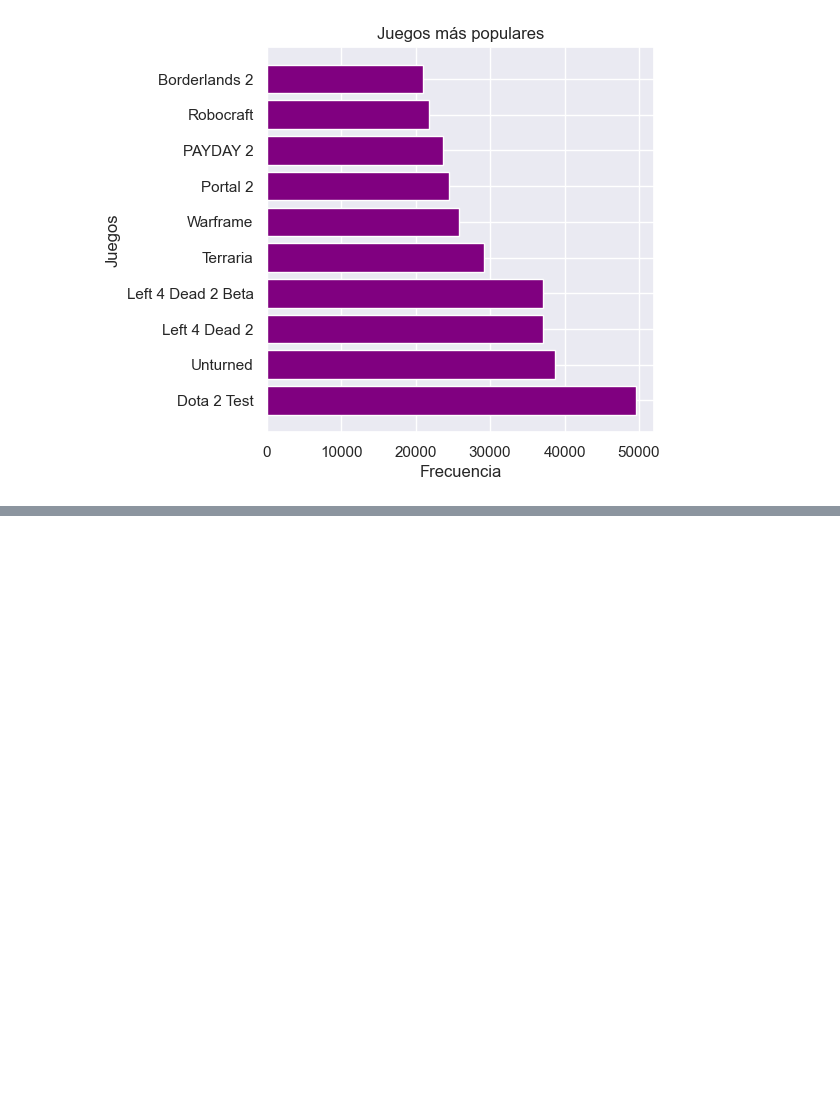
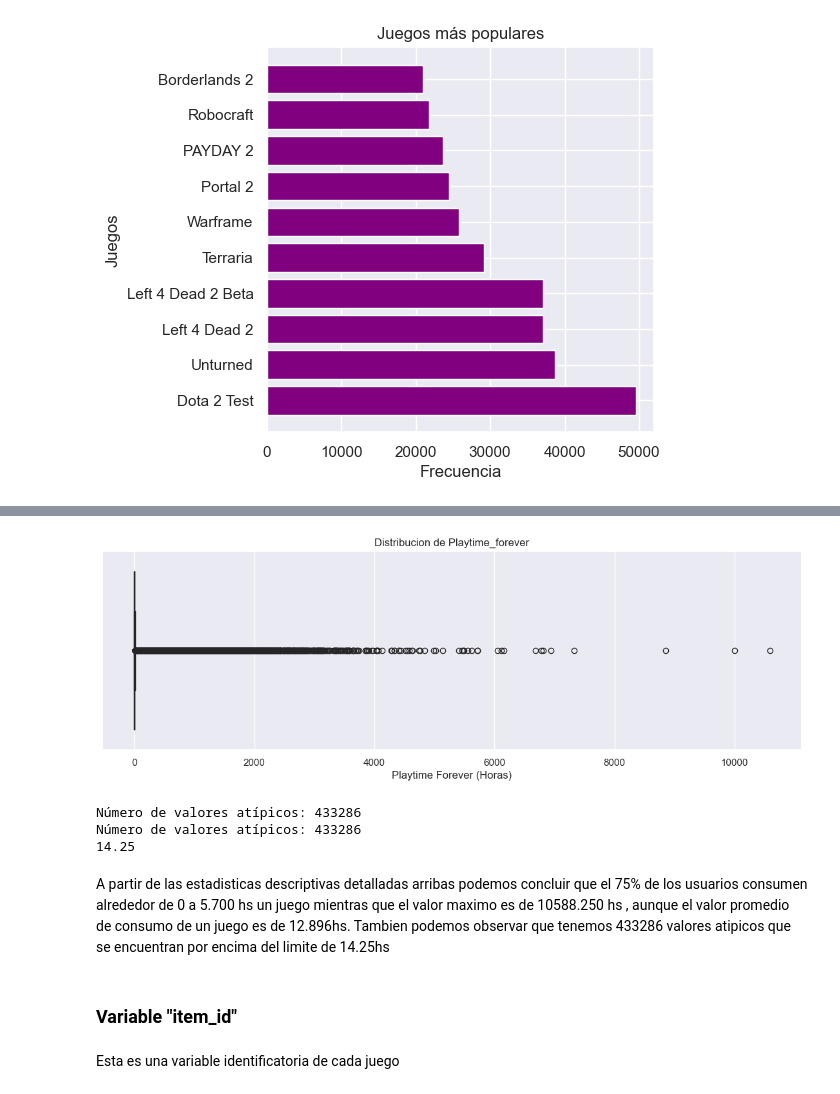
Before and after one commit to ASGuzman/PI_MLOps_Steam, a Jupyter notebook: 05_EDA.ipynb, the cells around one changed output, grey strips where cells are left out. Cells and saved outputs as stored; diff of their text form; code cells hidden in the pictures; blank space fills up the shorter version.

```diff
--- a/05_EDA.ipynb
+++ b/05_EDA.ipynb
@@ -336,0 +341,3 @@ plt.show()
+# %%
+df_items["playtime_hours"] = df_items["playtime_forever"]/60
+df_items["playtime_hours"].describe()
@@ -336,0 +354,32 @@ plt.show()
+# %%
+plt.figure(figsize=(14, 4))
+sns.boxplot(x=df_items["playtime_hours"], color="purple")
+plt.title("Distribucion de Playtime_forever")
+plt.xlabel("Playtime Forever (Horas)")
+plt.show()
+# %% [output]
+[figure, added]
+# %%
+Q1 = df_items["playtime_hours"].quantile(0.25)
+Q3 = df_items["playtime_hours"].quantile(0.75)
+IQR = Q3 - Q1
+lower_limit = Q1 - 1.5 * IQR
+upper_limit = Q3 + 1.5 * IQR
+
+outliers = df_items[(df_items["playtime_hours"] < lower_limit) | (df_items["playtime_hours"] > upper_limit)]
+num_outliers = len(outliers)
+print(f'Número de valores atípicos: {num_outliers}')
+outliers_up = df_items[(df_items["playtime_hours"] > upper_limit)]
+num_outliers_up = len(outliers_up)
+print(f'Número de valores atípicos: {num_outliers_up}')
+print(upper_limit)
+# %% [output]
+Número de valores atípicos: 433286
+Número de valores atípicos: 433286
+14.25
+# %% [markdown]
+A partir de las estadisticas descriptivas detalladas arribas podemos concluir que el 75% de los usuarios consumen alrededor de 0 a 5.700 hs un juego mientras que el valor maximo es de 10588.250 hs , aunque el valor promedio de consumo de un juego es de 12.896hs. Tambien podemos observar que tenemos 433286 valores atipicos que se encuentran por encima del limite de 14.25hs
+# %% [markdown]
+### Variable "item_id"
+# %% [markdown]
+Esta es una variable identificatoria de cada juego
```
Also changed, not shown: parts of 13 cells of this notebook.
